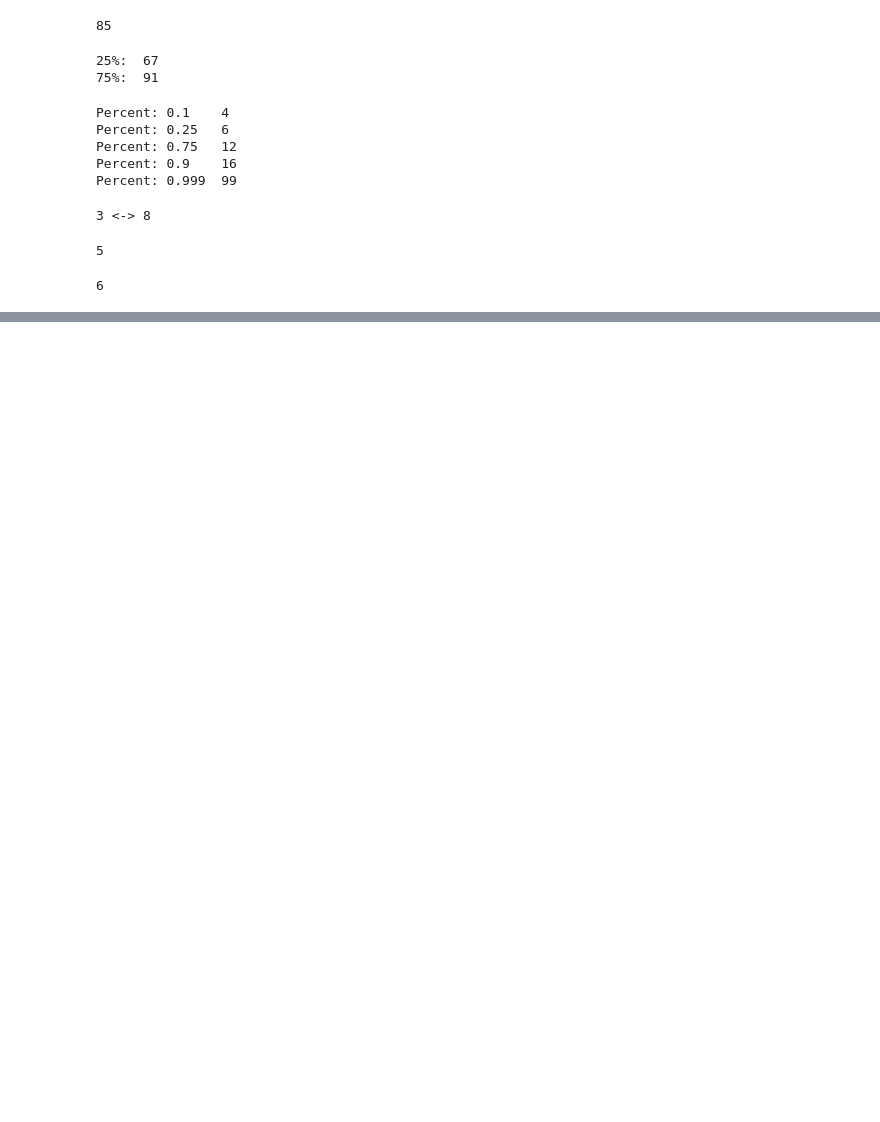
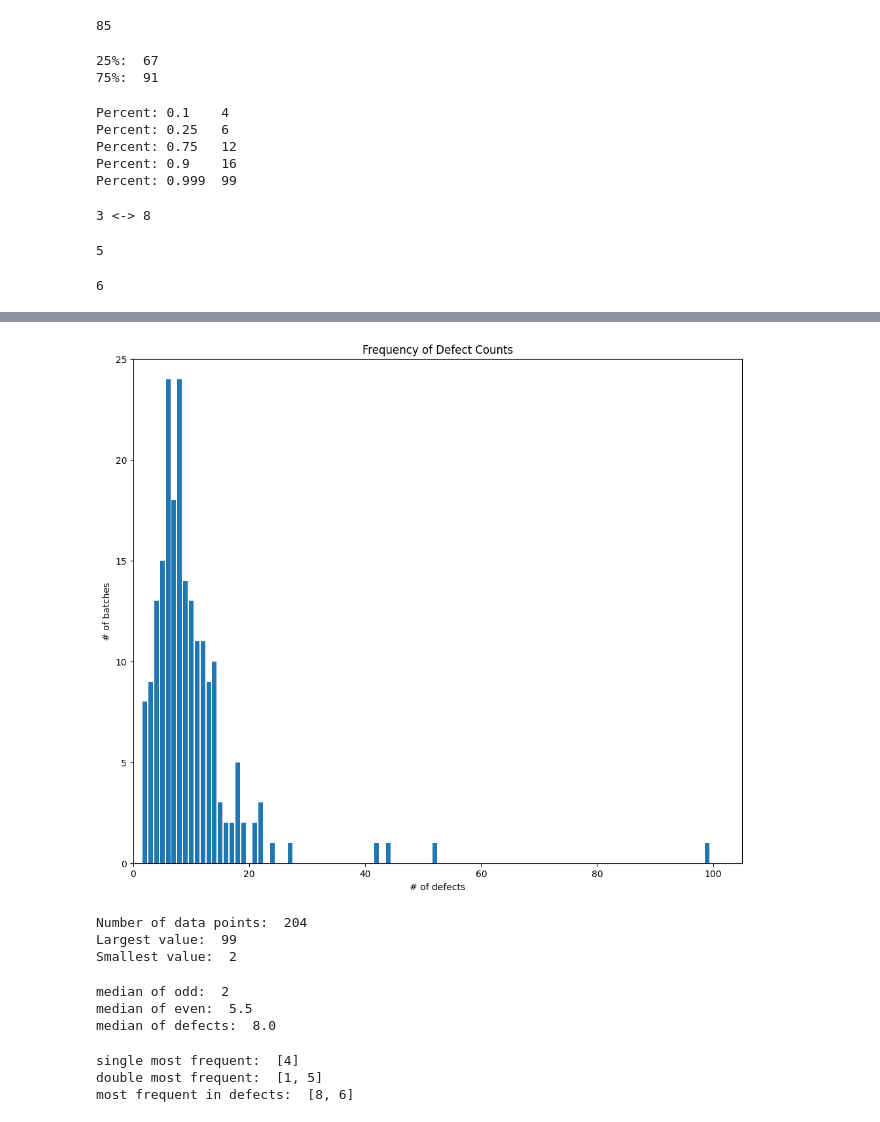
Before and after one commit to william746a/data-ml, a Jupyter notebook: stats_one.ipynb, the cells around one changed output, grey strips where cells are left out. Saved outputs shown, nothing was run; the diff lists cells and outputs as text; code cells hidden in the pictures; blank space fills up the shorter version.

```diff
--- a/stats_one.ipynb
+++ b/stats_one.ipynb
@@ -171,3 +171,8 @@ def variance(values):
     sum_of_squares = sum(squared_diffs)
 
     return sum_of_squares / n
+# %%
+defect_counts = Counter(num_defects)
+
+for defect_count, freq in defect_counts.most_common():
+    print(defect_count, '> ', freq)
@@ -173,0 +197,7 @@ def variance(values):
+# %%
+x_values = list(range(101))
+y_values = [defect_counts[x] for x in x_values]
+
+print(x_values)
+print()
+print(y_values)
@@ -173,0 +208,24 @@ def variance(values):
+# %%
+plt.figure(figsize=(12, 10))
+plt.bar(x_values, y_values)
+plt.axis([0, 105, 0, 25])
+plt.title('Frequency of Defect Counts')
+plt.xlabel('# of defects')
+plt.ylabel('# of batches')
+plt.show()
+# %% [output]
+[figure, added]
+# %%
+num_points = len(num_defects)
+
+print('Number of data points: ', num_points)
+
+largest_value = max(num_defects)
+smallest_value = min(num_defects)
+
+print('Largest value: ', largest_value)
+print('Smallest value: ', smallest_value)
+# %% [output]
+Number of data points:  204
+Largest value:  99
+Smallest value:  2
@@ -173,0 +245,12 @@ def variance(values):
+# %%
+odd = [1, 2, 3]
+print('median of odd: ', median(odd))
+
+even = [42, 1, 5, 6]
+print('median of even: ', median(even))
+
+print('median of defects: ', median(num_defects))
+# %% [output]
+median of odd:  2
+median of even:  5.5
+median of defects:  8.0
@@ -173,0 +264,8 @@ def variance(values):
+# %%
+print('single most frequent: ', mode([1, 2, 3, 4, 4, 4]))
+print('double most frequent: ', mode([1, 1, 1, 2, 3, 4, 5, 5, 5]))
+print('most frequent in defects: ', mode(num_defects))
+# %% [output]
+single most frequent:  [4]
+double most frequent:  [1, 5]
+most frequent in defects:  [8, 6]
```
Also changed, not shown: parts of 12 cells of this notebook.
